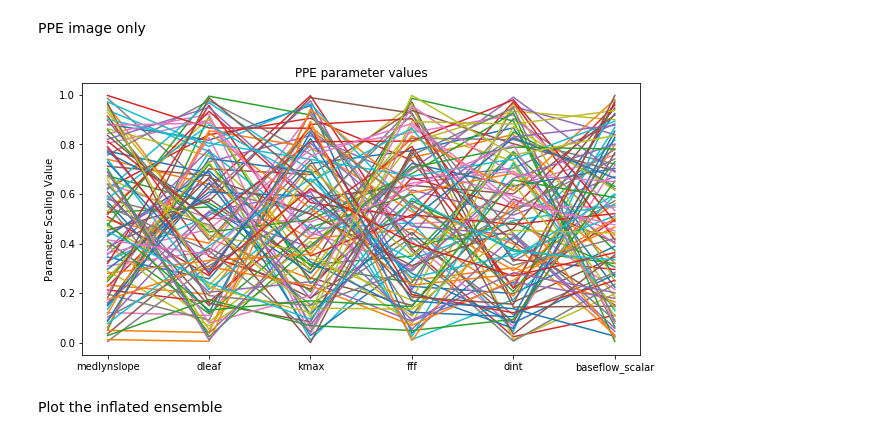
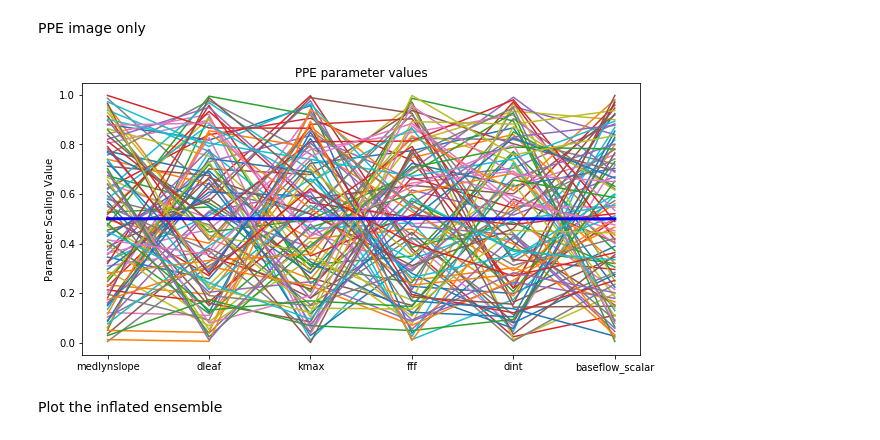
Before and after one commit to katiedagon/CLM5_ParameterUncertainty, a Jupyter notebook: LHC_visualize.ipynb, the cells around one changed output. Cells and saved outputs as stored; diff of their text form; code cells hidden in the pictures.

```diff
--- a/LHC_visualize.ipynb
+++ b/LHC_visualize.ipynb
@@ -32,16 +33,17 @@ PPE image only
 # %%
 fig = plt.figure(figsize=(10, 5))
 plt.plot(np.transpose(inputdata))
-#plt.plot(np.mean(np.transpose(inputdata), axis=1), linewidth=3, c='b', label="Average PPE")
+plt.plot(np.mean(np.transpose(inputdata), axis=1), linewidth=3, c='b', label="Average PPE")
 #plt.xlabel(in_vars);
 plt.ylabel("Parameter Scaling Value")
 plt.title("PPE parameter values")
 #plt.legend(loc='upper center')
 #plt.legend(loc='upper center', bbox_to_anchor=(1.15, 0.8))
 plt.xticks(np.arange(6), labels=in_vars);
 #fig.savefig("inputdata_LHC.pdf", bbox_inches='tight')
+#fig.savefig("inputdata_LHC_withmean.pdf", bbox_inches='tight')
 # %% [output]
-[figure, old version]
+[figure, new version]
 # %% [markdown]
 Plot the inflated ensemble
 # %%
```
Also changed, not shown: parts of 8 cells of this notebook, 18 other files.
